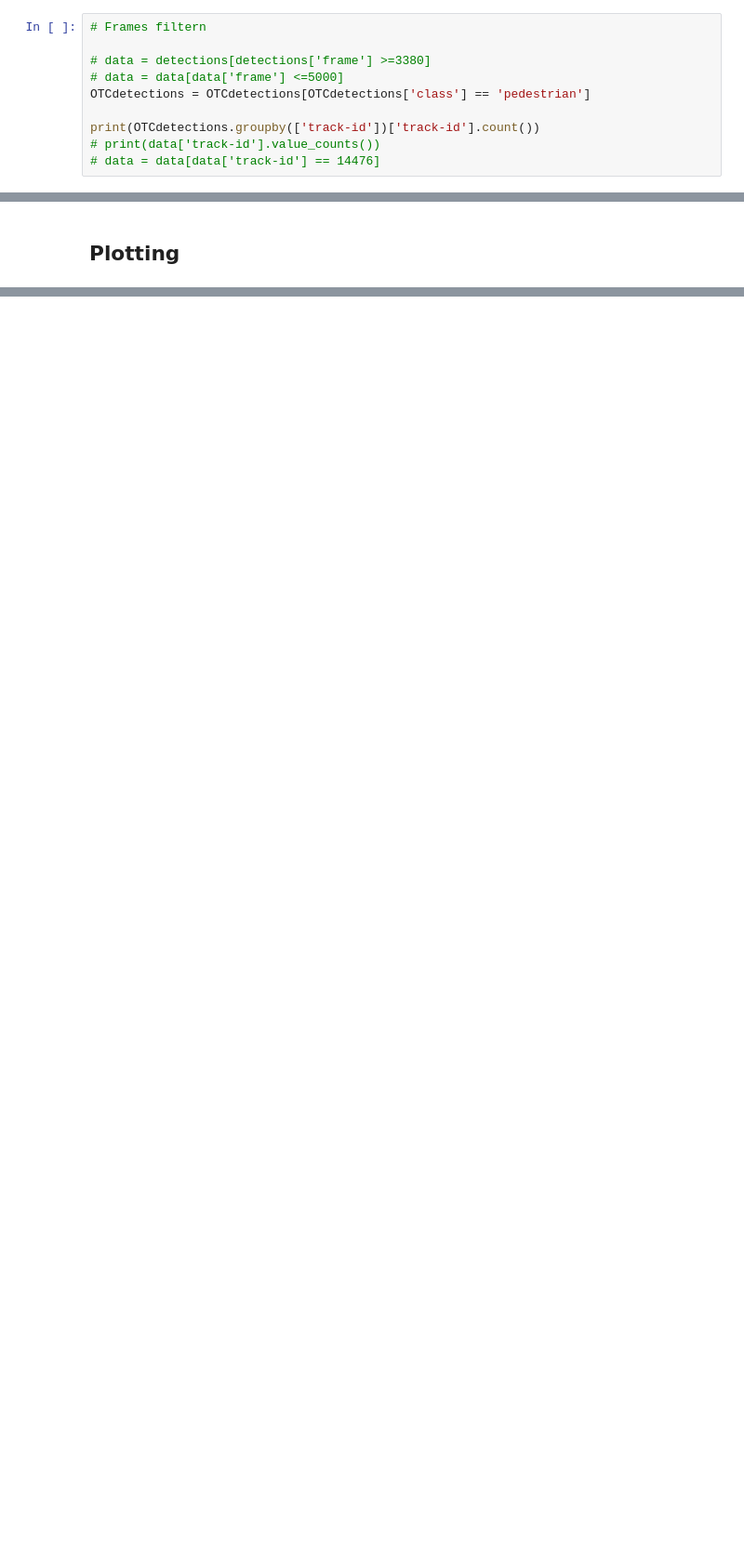
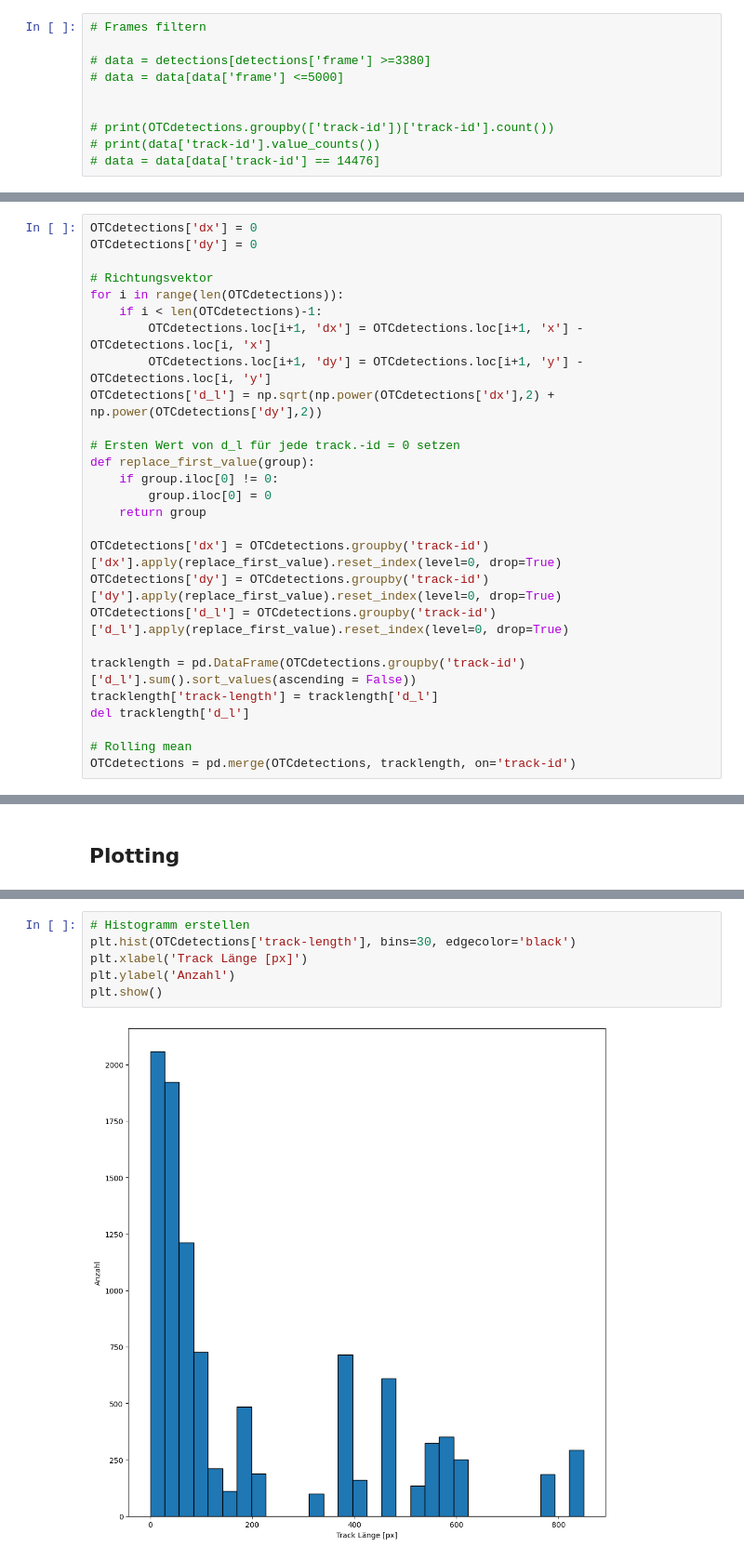
Before and after one commit to jobremer/OTVision, a Jupyter notebook: convert_tracks/testing.ipynb, the cells around one changed output, grey strips where cells are left out. Shown at 93% size. Drawn from its saved outputs; the diff is of its cells as text; blank space fills up the shorter version.

```diff
--- a/convert_tracks/testing.ipynb
+++ b/convert_tracks/testing.ipynb
@@ -50,8 +57,8 @@ OTCdetections['sec'] = (OTCdetections['frame'] - OTCdetections['frame'].min()) /
 
 # data = detections[detections['frame'] >=3380]
 # data = data[data['frame'] <=5000]
-OTCdetections = OTCdetections[OTCdetections['class'] == 'pedestrian']
 
-print(OTCdetections.groupby(['track-id'])['track-id'].count())
+
+# print(OTCdetections.groupby(['track-id'])['track-id'].count())
 # print(data['track-id'].value_counts())
 # data = data[data['track-id'] == 14476]
@@ -71,0 +67,27 @@ Name: track-id, Length: 300, dtype: int64
+# %%
+OTCdetections['dx'] = 0
+OTCdetections['dy'] = 0
+
+# Richtungsvektor
+for i in range(len(OTCdetections)):
+    if i < len(OTCdetections)-1:
+        OTCdetections.loc[i+1, 'dx'] = OTCdetections.loc[i+1, 'x'] - OTCdetections.loc[i, 'x']
+        OTCdetections.loc[i+1, 'dy'] = OTCdetections.loc[i+1, 'y'] - OTCdetections.loc[i, 'y']
+OTCdetections['d_l'] = np.sqrt(np.power(OTCdetections['dx'],2) + np.power(OTCdetections['dy'],2))
+
+# Ersten Wert von d_l für jede track.-id = 0 setzen
+def replace_first_value(group):
+    if group.iloc[0] != 0:
+        group.iloc[0] = 0
+    return group
+
+OTCdetections['dx'] = OTCdetections.groupby('track-id')['dx'].apply(replace_first_value).reset_index(level=0, drop=True)
+OTCdetections['dy'] = OTCdetections.groupby('track-id')['dy'].apply(replace_first_value).reset_index(level=0, drop=True)
+OTCdetections['d_l'] = OTCdetections.groupby('track-id')['d_l'].apply(replace_first_value).reset_index(level=0, drop=True)
+
+tracklength = pd.DataFrame(OTCdetections.groupby('track-id')['d_l'].sum().sort_values(ascending = False))
+tracklength['track-length'] = tracklength['d_l']
+del tracklength['d_l']
+
+# Rolling mean
+OTCdetections = pd.merge(OTCdetections, tracklength, on='track-id')
@@ -101,0 +100,8 @@ def create_image(w=500, h=500):
+# %%
+# Histogramm erstellen
+plt.hist(OTCdetections['track-length'], bins=30, edgecolor='black')
+plt.xlabel('Track Länge [px]')
+plt.ylabel('Anzahl')
+plt.show()
+# %% [output]
+[figure, added]
```
Also changed, not shown: parts of 16 cells of this notebook, 3 other files.
